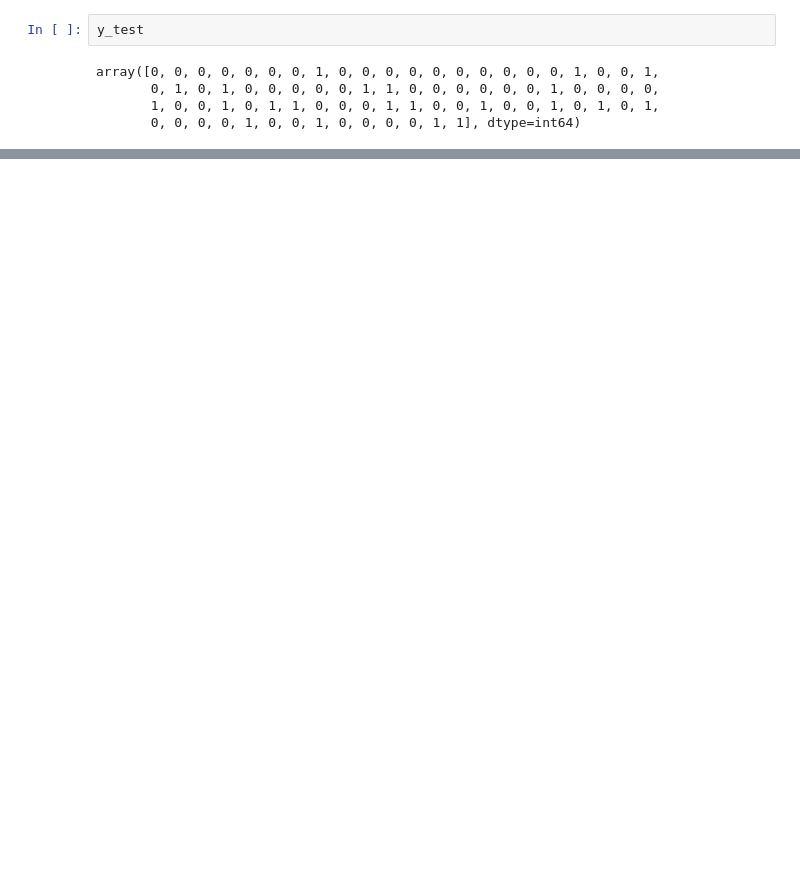
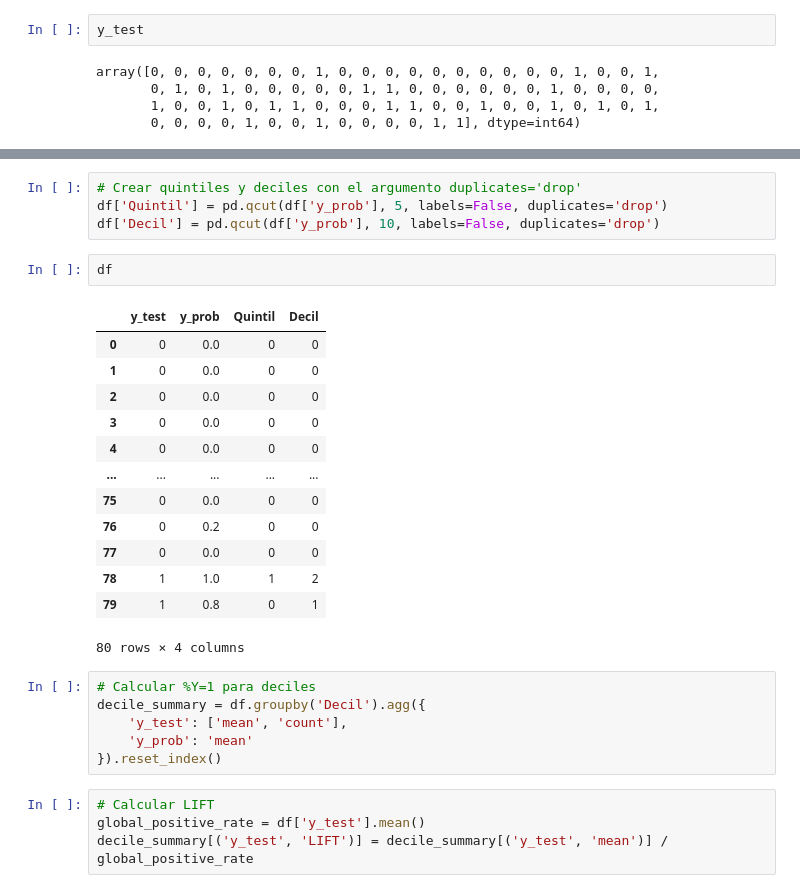
Before and after one commit to carlosmiguelpv/ADVANCED-DATA-MINING, a Jupyter notebook: comparacion_KNN_NB/KNN and NB Comparation.ipynb, the cells around one changed output, grey strips where cells are left out. Cells and saved outputs as stored; diff of their text form; blank space fills up the shorter version.

```diff
--- a/comparacion_KNN_NB/KNN and NB Comparation.ipynb
+++ b/comparacion_KNN_NB/KNN and NB Comparation.ipynb
@@ -362,0 +383,30 @@ y_prob = classifier.predict_proba(X_test)[:, 1]
+# %%
+# Crear quintiles y deciles con el argumento duplicates='drop'
+df['Quintil'] = pd.qcut(df['y_prob'], 5, labels=False, duplicates='drop')
+df['Decil'] = pd.qcut(df['y_prob'], 10, labels=False, duplicates='drop')
+# %%
+df
+# %% [output]
+|  | y_test | y_prob | Quintil | Decil |
+| 0 | 0 | 0.0 | 0 | 0 |
+| 1 | 0 | 0.0 | 0 | 0 |
+| 2 | 0 | 0.0 | 0 | 0 |
+| 3 | 0 | 0.0 | 0 | 0 |
+| 4 | 0 | 0.0 | 0 | 0 |
+| ... | ... | ... | ... | ... |
+| 75 | 0 | 0.0 | 0 | 0 |
+| 76 | 0 | 0.2 | 0 | 0 |
+| 77 | 0 | 0.0 | 0 | 0 |
+| 78 | 1 | 1.0 | 1 | 2 |
+| 79 | 1 | 0.8 | 0 | 1 |
+80 rows × 4 columns
+# %%
+# Calcular %Y=1 para deciles
+decile_summary = df.groupby('Decil').agg({
+    'y_test': ['mean', 'count'],
+    'y_prob': 'mean'
+}).reset_index()
+# %%
+# Calcular LIFT
+global_positive_rate = df['y_test'].mean()
+decile_summary[('y_test', 'LIFT')] = decile_summary[('y_test', 'mean')] / global_positive_rate
```
Also changed, not shown: parts of 23 cells of this notebook.
